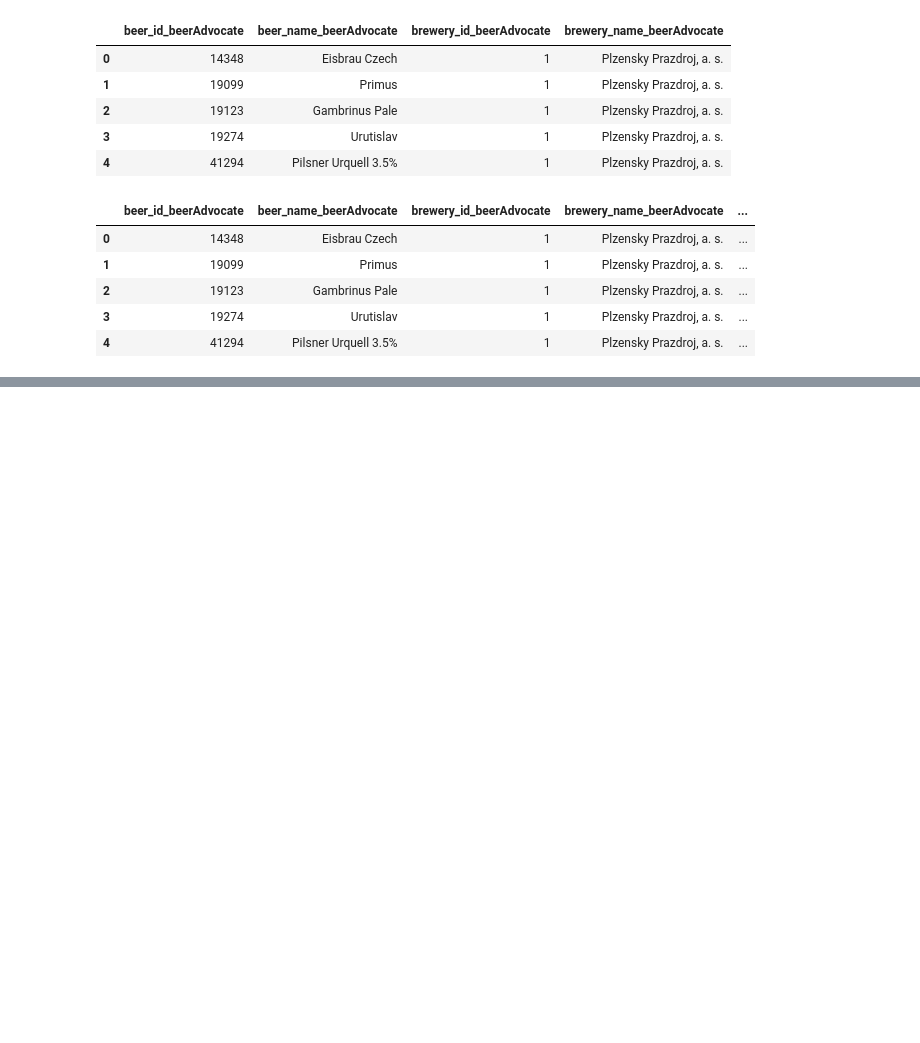
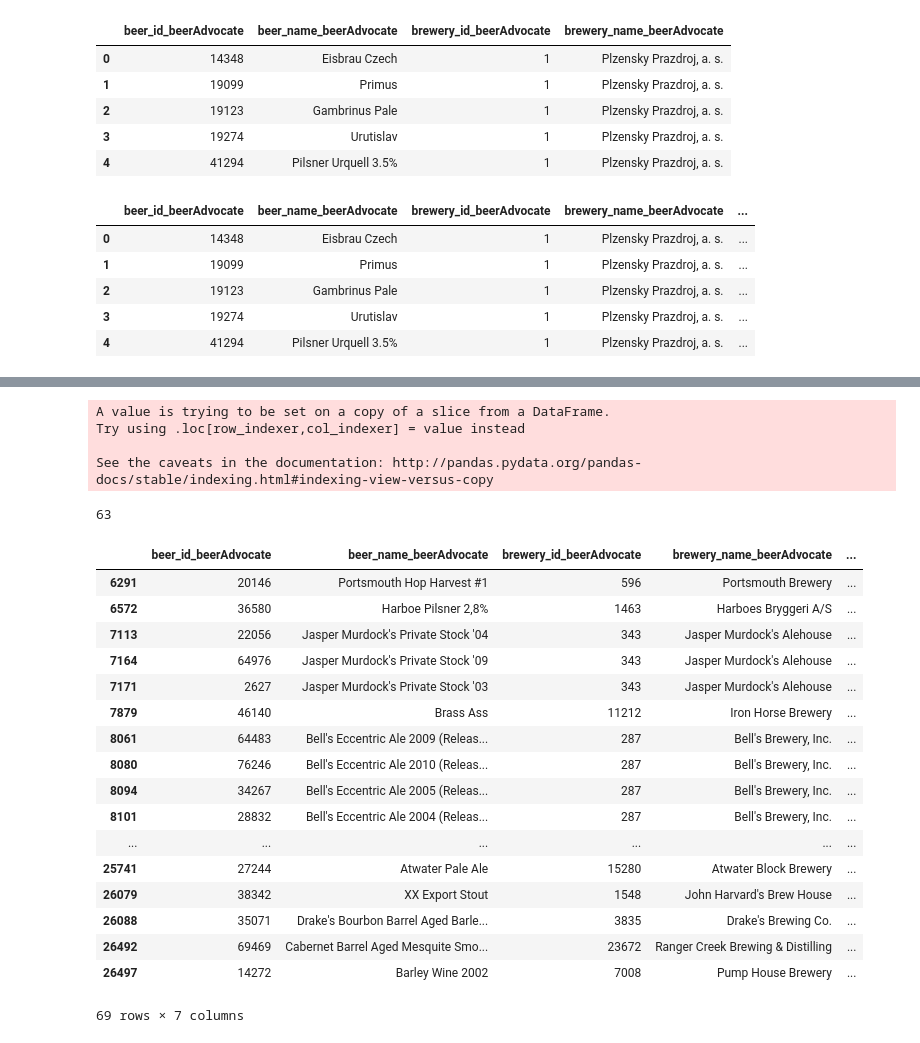
Before and after one commit to glederrey/Beers_rating, a Jupyter notebook: Beer_Similarity.ipynb, the cells around one changed output, grey strips where cells are left out. Cells and saved outputs as stored; diff of their text form; code cells hidden in the pictures; blank space fills up the shorter version.

```diff
--- a/Beer_Similarity.ipynb
+++ b/Beer_Similarity.ipynb
@@ -416,0 +494,52 @@ matching_beers[matching_beers.beer_name_rateBeer.duplicated(keep=False)]
+# %%
+index_to_remove = []
+for bn in duplicated_beer_names:
+    df = good_matching_beers[good_matching_beers.beer_name_rateBeer == bn]
+    ratio = []
+    for i in df.index:
+        val1 = fuzz.ratio(df.ix[i]['beer_name_beerAdvocate'], df.ix[i]['beer_name_rateBeer'])/100
+        val2 = fuzz.ratio(df.ix[i]['brewery_name_beerAdvocate'], df.ix[i]['brewery_name_rateBeer'])/100
+        ratio.append(val1*val2)
+    df['ratio'] = ratio
+    max_ratio = np.max(ratio)
+    beer_test = df.ix[df.index[0]].beer_name_rateBeer
+    if " " in beer_test:
+        index_to_remove.extend(list(df[df.ratio != max_ratio].index))
+    else:
+        if max_ratio < 0.9:
+            index_to_remove.extend(list(df.index))
+        else:
+            index_to_remove.extend(list(df[df.ratio != max_ratio].index))
+# %% [output]
+A value is trying to be set on a copy of a slice from a DataFrame.
+Try using .loc[row_indexer,col_indexer] = value instead
+
+See the caveats in the documentation: http://pandas.pydata.org/pandas-docs/stable/indexing.html#indexing-view-versus-copy
+# %%
+index_to_remove[0]
+# %% [output]
+63
+# %%
+good_matching_beers = good_matching_beers.drop(index_to_remove)
+good_matching_beers.index = range(len(good_matching_beers))
+# %%
+good_matching_beers[good_matching_beers.beer_name_rateBeer.duplicated()]
+# %% [output]
+|  | beer_id_beerAdvocate | beer_name_beerAdvocate | brewery_id_beerAdvocate | brewery_name_beerAdvocate | ... |
+| 6291 | 20146 | Portsmouth Hop Harvest #1 | 596 | Portsmouth Brewery | ... |
+| 6572 | 36580 | Harboe Pilsner 2,8% | 1463 | Harboes Bryggeri A/S | ... |
+| 7113 | 22056 | Jasper Murdock's Private Stock '04 | 343 | Jasper Murdock's Alehouse | ... |
+| 7164 | 64976 | Jasper Murdock's Private Stock '09 | 343 | Jasper Murdock's Alehouse | ... |
+| 7171 | 2627 | Jasper Murdock's Private Stock '03 | 343 | Jasper Murdock's Alehouse | ... |
+| 7879 | 46140 | Brass Ass | 11212 | Iron Horse Brewery | ... |
+| 8061 | 64483 | Bell's Eccentric Ale 2009 (Releas... | 287 | Bell's Brewery, Inc. | ... |
+| 8080 | 76246 | Bell's Eccentric Ale 2010 (Releas... | 287 | Bell's Brewery, Inc. | ... |
+| 8094 | 34267 | Bell's Eccentric Ale 2005 (Releas... | 287 | Bell's Brewery, Inc. | ... |
+| 8101 | 28832 | Bell's Eccentric Ale 2004 (Releas... | 287 | Bell's Brewery, Inc. | ... |
+| ... | ... | ... | ... | ... | ... |
+| 25741 | 27244 | Atwater Pale Ale | 15280 | Atwater Block Brewery | ... |
+| 26079 | 38342 | XX Export Stout | 1548 | John Harvard's Brew House | ... |
+| 26088 | 35071 | Drake's Bourbon Barrel Aged Barle... | 3835 | Drake's Brewing Co. | ... |
+| 26492 | 69469 | Cabernet Barrel Aged Mesquite Smo... | 23672 | Ranger Creek Brewing & Distilling | ... |
+| 26497 | 14272 | Barley Wine 2002 | 7008 | Pump House Brewery | ... |
+69 rows × 7 columns
```
Also changed, not shown: parts of 22 cells of this notebook, 1 other file.
